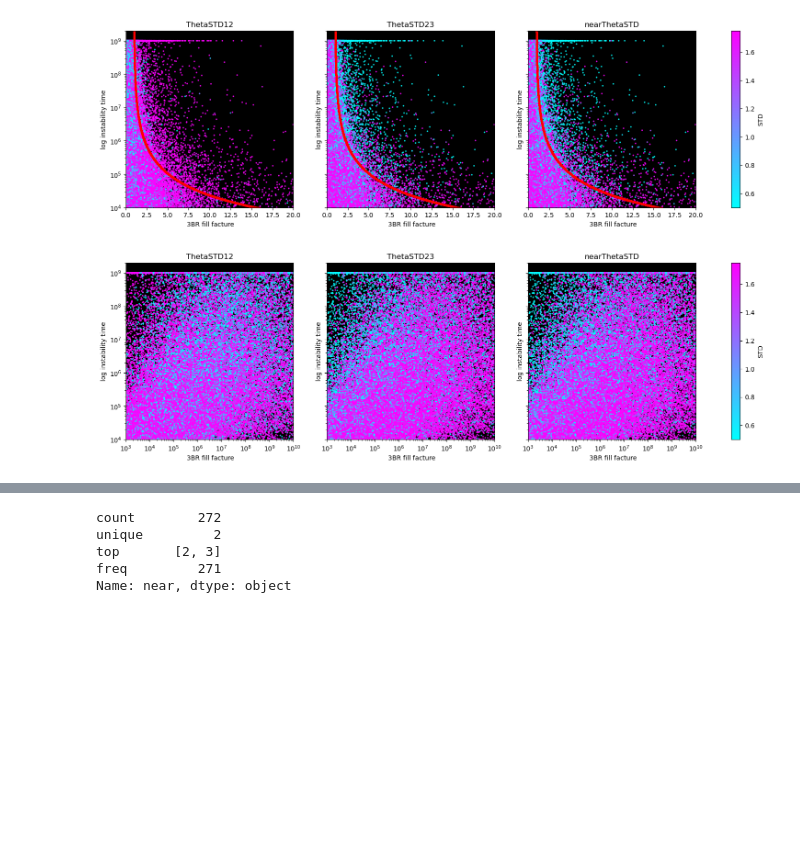
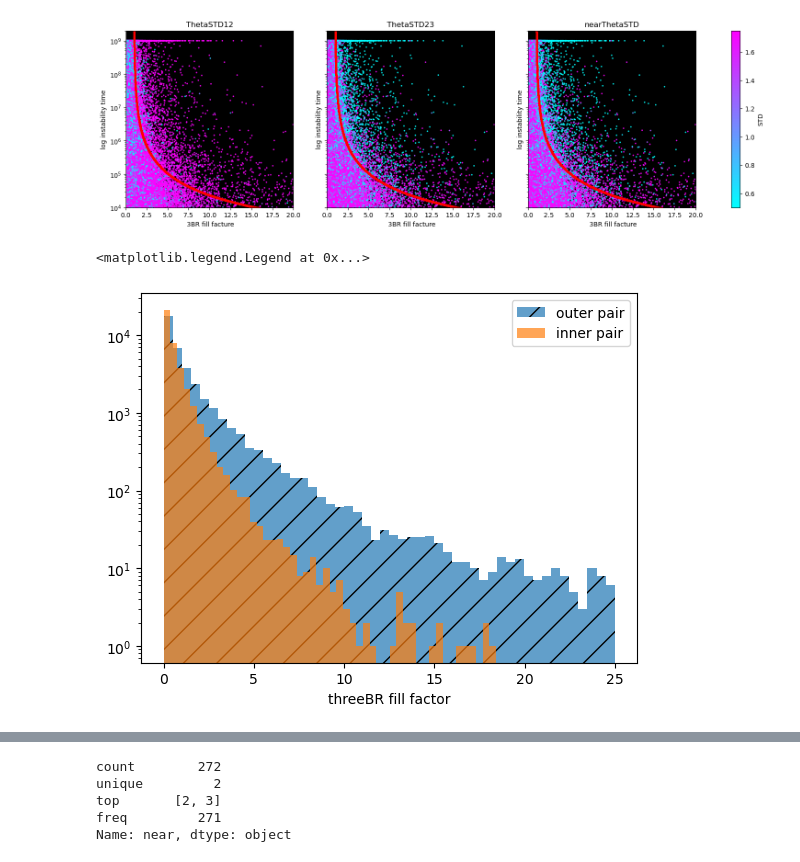
Before and after one commit to Ethadhani/spockUpdate, a Jupyter notebook: paper_plots/testing.ipynb, the cells around one changed output, grey strips where cells are left out. Saved outputs shown, nothing was run; the diff lists cells and outputs as text; code cells hidden in the pictures; blank space fills up the shorter version.

Commit message:
example plots

```diff
--- a/paper_plots/testing.ipynb
+++ b/paper_plots/testing.ipynb
@@ -20,7 +20,9 @@ RandDatapath = '../../cleanData/csvs/random/'
 
 #data = pd.read_csv(ResDatapath+'07-02-25-thetaSTD.csv')
 #data = pd.read_csv(ResDatapath+'07-02-25-thetaSTD.csv')
-data = pd.read_csv(ResDatapath+'23-02-25-thetaSTD.csv')
+#data = pd.read_csv(ResDatapath+'23-02-25-thetaSTD.csv')
+data = pd.read_csv(ResDatapath+'02-03-25-thetaSTD.csv')
+
 
 
 #rand = pd.read_csv(RandDatapath+'rand1e4Theta.csv')
@@ -268,28 +270,16 @@ for i, e in enumerate(tags):
     ax[i].set_title(e)
 # %% [output]
 [figure]
-# %%
-fig, ax = plt.subplots(1,3, figsize=(20,5), sharey=True)
-vmi = 0.5
-vma = 1.75
-
-tags =[ 'ThetaSTD12', 'ThetaSTD23','nearThetaSTD']
-
-fig.colorbar(mpl.cm.ScalarMappable(norm=mpl.colors.Normalize(vmi, vma), cmap='cool'),
-             ax=ax, orientation='vertical', label='STD')
-for i, e in enumerate(tags):
-    ax[i].scatter((data['threeBRfillfac']),(data['instability_time']),
-           s=2, c=((data[e])), cmap="cool",
-           vmin=vmi,vmax=vma,alpha=.8)
-    #ax[i].scatter(fillList, y,s=4, c = 'red')
-    ax[i].set_xlim([1e3,1e10])
-    ax[i].set_ylim([1e4,2e9])
-    ax[i].set_xlabel(" 3BR fill facture")
-    ax[i].set_ylabel("log instability time")
-    ax[i].set_yscale('log')
-    ax[i].set_xscale('log')
-    #cbar.set_label('close body conjunction angle std')
-    ax[i].set_facecolor("black")
-    ax[i].set_title(e)
-# %% [output]
-[figure, removed]
+# %%
+histNear = data[(data['threeBRfillfac'] < 25) & (data['near'] == '[1, 2]')]
+histFar = data[(data['threeBRfillfac'] < 25) & (data['near'] == '[2, 3]')]
+# %%
+fig, ax = plt.subplots()
+ax.hist(histFar['threeBRfillfac'], label='outer pair', alpha=0.7, bins=50, hatch='/')
+ax.hist(histNear['threeBRfillfac'], label='inner pair', alpha=0.7, bins=50)
+ax.set_yscale('log')
+ax.set_xlabel('threeBR fill factor')
+ax.legend()
+# %% [output]
+<matplotlib.legend.Legend at 0x...>
+[figure, added]
```
Also changed, not shown: parts of 7 cells of this notebook.
